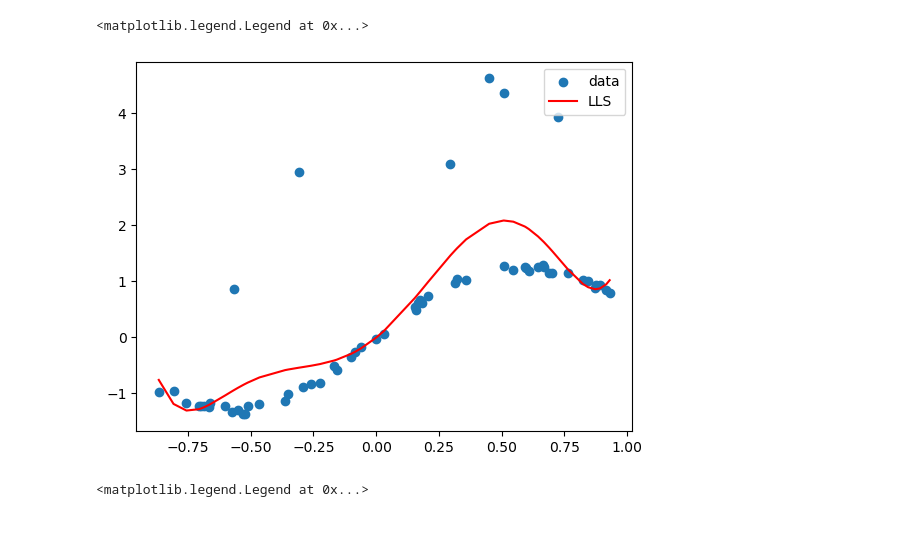
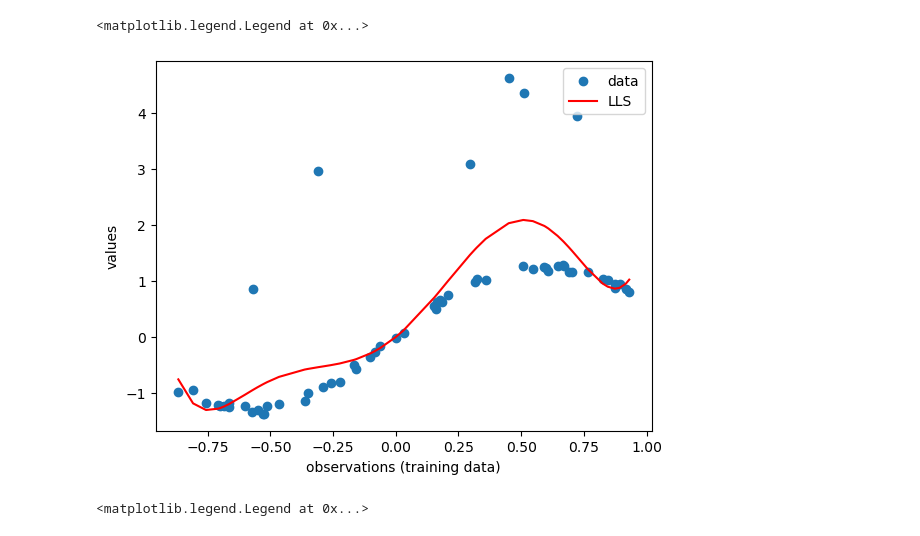
Before and after one commit to db423/Optimisation, a Jupyter notebook: Optimisation_coursework/cw.ipynb, the cells around one changed output. Cells and saved outputs as stored; diff of their text form; code cells hidden in the pictures.

```diff
--- a/Optimisation_coursework/cw.ipynb
+++ b/Optimisation_coursework/cw.ipynb
@@ -33,12 +33,15 @@ for i in range(m):
 # %%
 theta_ls = np.linalg.inv(A.T @ A) @ A.T @ b
 # %%
+
 plt.scatter(x, b, label = 'data')
 plt.plot(x, A@theta_ls, color = 'red' ,label = 'LLS')
+plt.xlabel('observations (training data)')
+plt.ylabel('values')
 plt.legend()
 # %% [output]
 <matplotlib.legend.Legend at 0x...>
-[figure, old version]
+[figure, new version]
 # %%
 x2, b2 = validation[:, 0], validation[:, 1]
 A2 = np.zeros((200,8))
```
Also changed, not shown: parts of 11 cells of this notebook, 4 other files.
